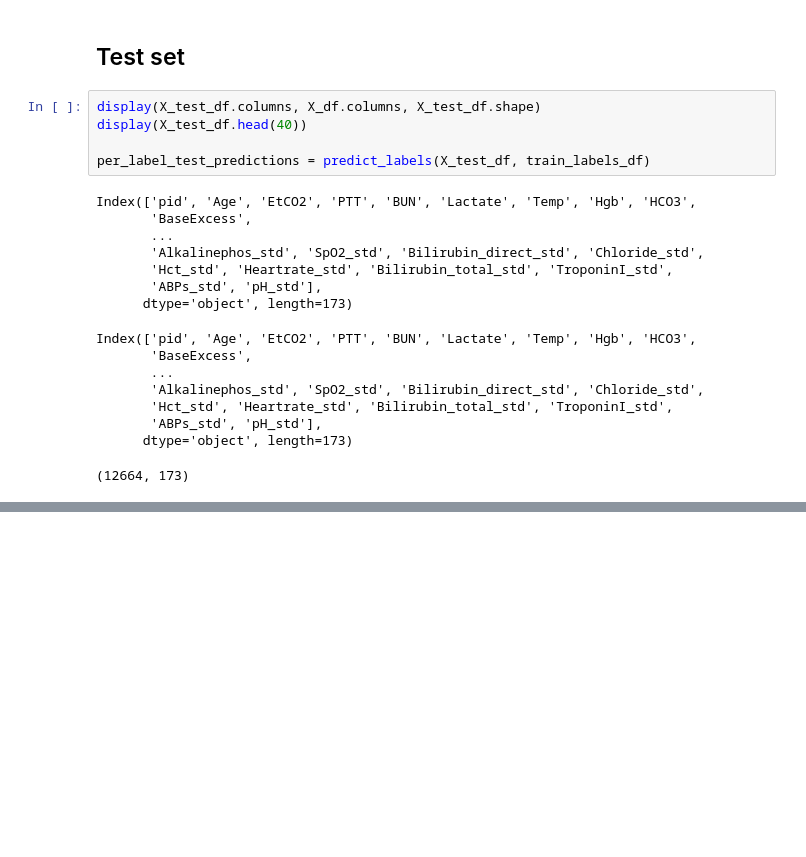
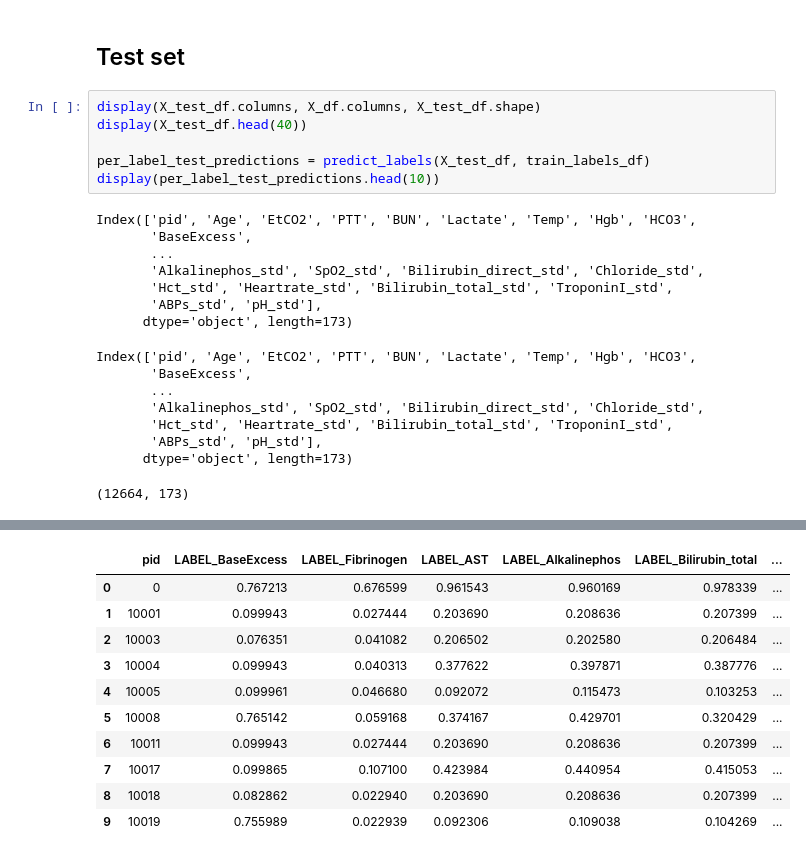
Before and after one commit to dvdblk/iml20, a Jupyter notebook: task_2/task_2.ipynb, the cells around one changed output, grey strips where cells are left out. Drawn from its saved outputs; the diff is of its cells as text; blank space fills up the shorter version.

```diff
--- a/task_2/task_2.ipynb
+++ b/task_2/task_2.ipynb
@@ -705,6 +705,7 @@ display(X_test_df.columns, X_df.columns, X_test_df.shape)
 display(X_test_df.head(40))
 
 per_label_test_predictions = predict_labels(X_test_df, train_labels_df)
+display(per_label_test_predictions.head(10))
 # %% [output]
 Index(['pid', 'Age', 'EtCO2', 'PTT', 'BUN', 'Lactate', 'Temp', 'Hgb', 'HCO3',
        'BaseExcess',
@@ -749,3 +750,14 @@ Index(['pid', 'Age', 'EtCO2', 'PTT', 'BUN', 'Lactate', 'Temp', 'Hgb', 'HCO3',
+|  | pid | LABEL_BaseExcess | LABEL_Fibrinogen | LABEL_AST | LABEL_Alkalinephos | LABEL_Bilirubin_total | ... |
+| 0 | 0 | 0.767213 | 0.676599 | 0.961543 | 0.960169 | 0.978339 | ... |
+| 1 | 10001 | 0.099943 | 0.027444 | 0.203690 | 0.208636 | 0.207399 | ... |
+| 2 | 10003 | 0.076351 | 0.041082 | 0.206502 | 0.202580 | 0.206484 | ... |
+| 3 | 10004 | 0.099943 | 0.040313 | 0.377622 | 0.397871 | 0.387776 | ... |
+| 4 | 10005 | 0.099961 | 0.046680 | 0.092072 | 0.115473 | 0.103253 | ... |
+| 5 | 10008 | 0.765142 | 0.059168 | 0.374167 | 0.429701 | 0.320429 | ... |
+| 6 | 10011 | 0.099943 | 0.027444 | 0.203690 | 0.208636 | 0.207399 | ... |
+| 7 | 10017 | 0.099865 | 0.107100 | 0.423984 | 0.440954 | 0.415053 | ... |
+| 8 | 10018 | 0.082862 | 0.022940 | 0.203690 | 0.208636 | 0.207399 | ... |
+| 9 | 10019 | 0.755989 | 0.022939 | 0.092306 | 0.109038 | 0.104269 | ... |
 # %%
 print(per_label_test_predictions.shape)
 display(per_label_test_predictions.head(15))
```
Also changed, not shown: parts of 5 cells of this notebook, 3 other files.
